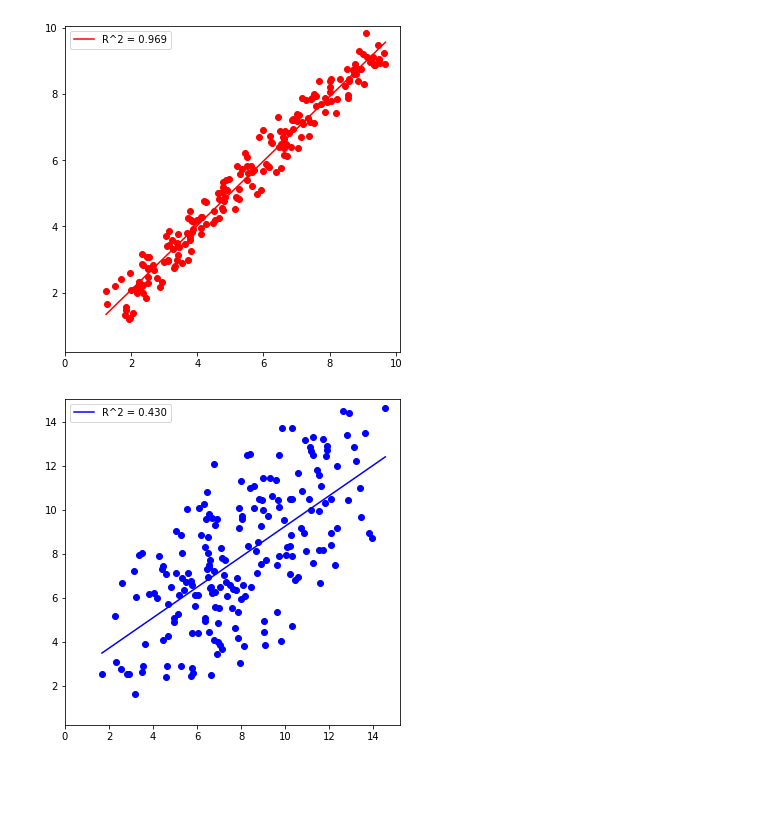
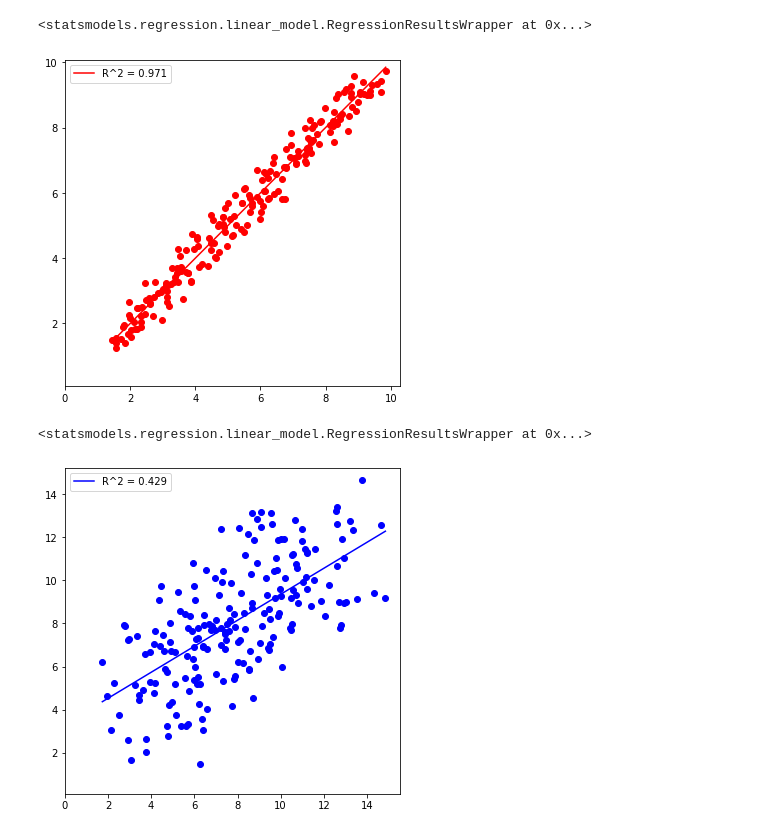
Before and after one commit to mikeWShef/DOE, a Jupyter notebook: R squared.ipynb, the cells around one changed output. Drawn from its saved outputs; the diff is of its cells as text; code cells hidden in the pictures; blank space fills up the shorter version.

```diff
--- a/R squared.ipynb
+++ b/R squared.ipynb
@@ -41,17 +42,19 @@ y = x+np.random.rand(x.size)
 x += np.random.rand(x.size)
 data = pd.DataFrame({'x':x, 'y':y})
 fit_and_plot(data, 'r')
-fig = plt.gcf()
-fig.savefig('HighR^2.png', dpi = 600)
+#fig = plt.gcf()
+#fig.savefig('HighR^2.png', dpi = 600)
 # %% [output]
+<statsmodels.regression.linear_model.RegressionResultsWrapper at 0x...>
-[figure, old version]
+[figure, new version]
 # %%
 x = np.linspace(1,9, 200)
 y = x+np.random.rand(x.size)*6
 x += np.random.rand(x.size)*6
 data = pd.DataFrame({'x':x, 'y':y})
 fit_and_plot(data, 'b')
-fig = plt.gcf()
-fig.savefig('LowR^2.png', dpi = 600)
+#fig = plt.gcf()
+#fig.savefig('LowR^2.png', dpi = 600)
 # %% [output]
+<statsmodels.regression.linear_model.RegressionResultsWrapper at 0x...>
-[figure, old version]
+[figure, new version]
```
Also changed, not shown: parts of 15 cells of this notebook, 6 other files.
